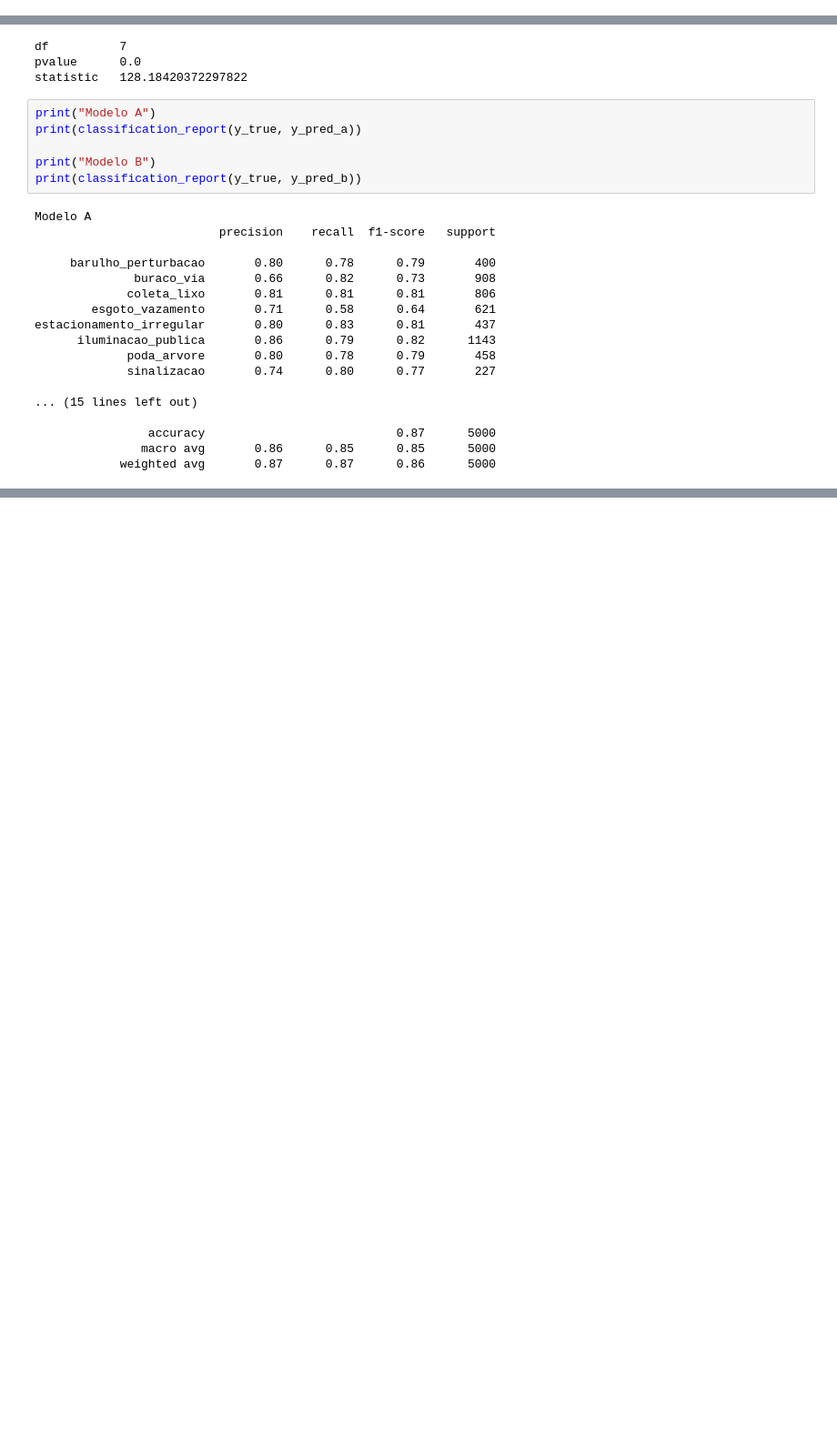
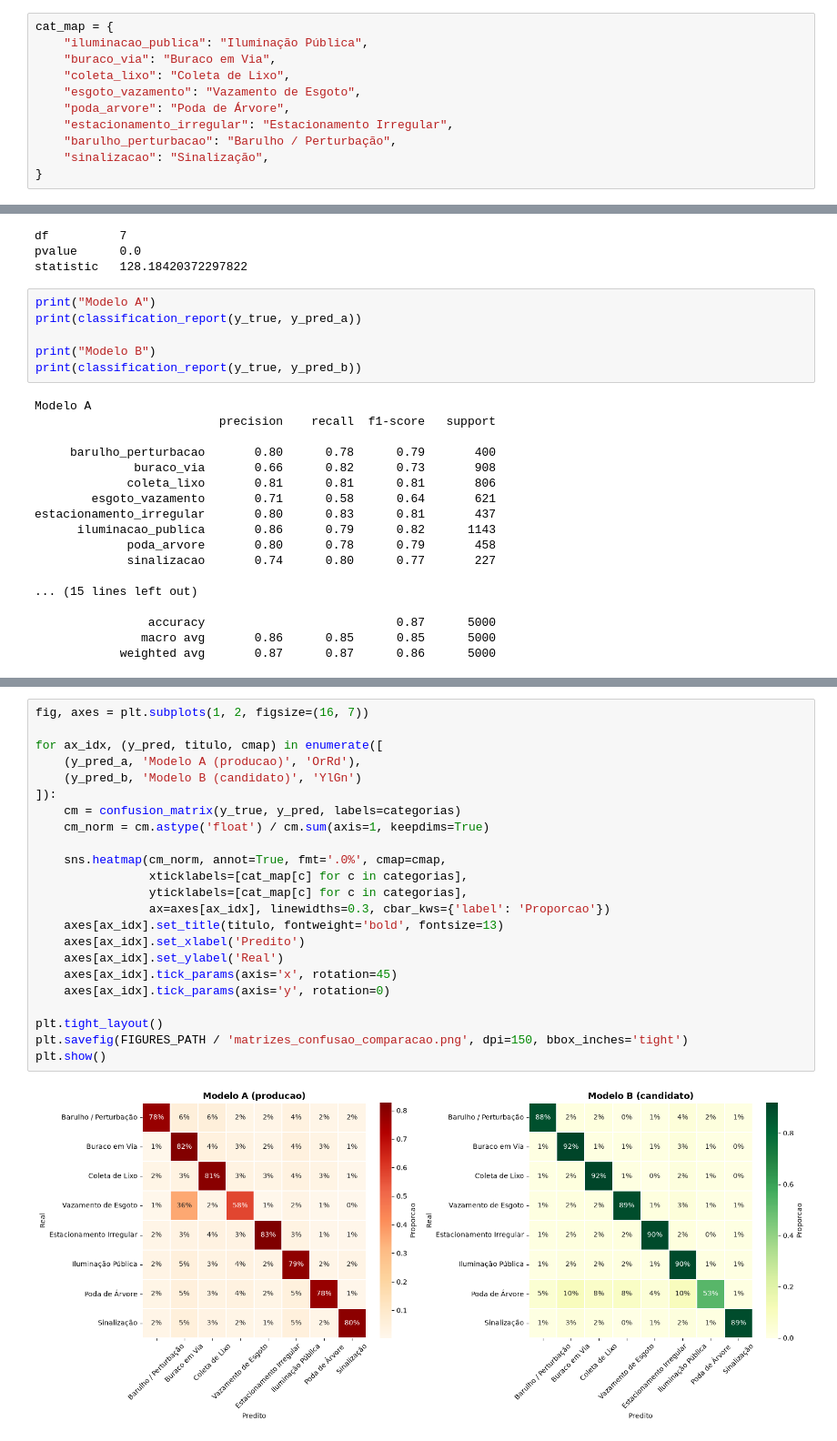
Before and after one commit to Mitysuo/desafio-cientista-dados-junior-ia-pref, a Jupyter notebook: notebooks/03_comparacao_e_recomendacao.ipynb, the cells around one changed output, grey strips where cells are left out. Shown at 91% size. Saved outputs shown, nothing was run; the diff lists cells and outputs as text; blank space fills up the shorter version.

```diff
--- a/notebooks/03_comparacao_e_recomendacao.ipynb
+++ b/notebooks/03_comparacao_e_recomendacao.ipynb
@@ -27,6 +28,17 @@ from sklearn.metrics import (
 
 DADOS_PATH = Path('../dados/chamados_com_predicoes.csv')
 FIGURES_PATH = Path('../results/figures/')
+# %%
+cat_map = {
+    "iluminacao_publica": "Iluminação Pública",
+    "buraco_via": "Buraco em Via",
+    "coleta_lixo": "Coleta de Lixo",
+    "esgoto_vazamento": "Vazamento de Esgoto",
+    "poda_arvore": "Poda de Árvore",
+    "estacionamento_irregular": "Estacionamento Irregular",
+    "barulho_perturbacao": "Barulho / Perturbação",
+    "sinalizacao": "Sinalização",
+}
 # %% [markdown]
 ## 4. Devemos Trocar de Modelo?
 # %%
@@ -160,3 +172,28 @@ resultado_categoria
 | 5 | iluminacao_publica | 1143 | 0.792651 | 0.897638 | 93 | 213 | -0.104987 | 1.026213e-11 |
 | 6 | poda_arvore | 458 | 0.775109 | 0.526201 | 167 | 53 | 0.248908 | 2.567231e-14 |
 | 7 | sinalizacao | 227 | 0.797357 | 0.894273 | 22 | 44 | -0.096916 | 9.740122e-03 |
+# %%
+fig, axes = plt.subplots(1, 2, figsize=(16, 7))
+
+for ax_idx, (y_pred, titulo, cmap) in enumerate([
+    (y_pred_a, 'Modelo A (producao)', 'OrRd'),
+    (y_pred_b, 'Modelo B (candidato)', 'YlGn')
+]):
+    cm = confusion_matrix(y_true, y_pred, labels=categorias)
+    cm_norm = cm.astype('float') / cm.sum(axis=1, keepdims=True)
+
+    sns.heatmap(cm_norm, annot=True, fmt='.0%', cmap=cmap,
+                xticklabels=[cat_map[c] for c in categorias],
+                yticklabels=[cat_map[c] for c in categorias],
+                ax=axes[ax_idx], linewidths=0.3, cbar_kws={'label': 'Proporcao'})
+    axes[ax_idx].set_title(titulo, fontweight='bold', fontsize=13)
+    axes[ax_idx].set_xlabel('Predito')
+    axes[ax_idx].set_ylabel('Real')
+    axes[ax_idx].tick_params(axis='x', rotation=45)
+    axes[ax_idx].tick_params(axis='y', rotation=0)
+
+plt.tight_layout()
+plt.savefig(FIGURES_PATH / 'matrizes_confusao_comparacao.png', dpi=150, bbox_inches='tight')
+plt.show()
+# %% [output]
+[figure, added]
```
Also changed, not shown: parts of 7 cells of this notebook.
